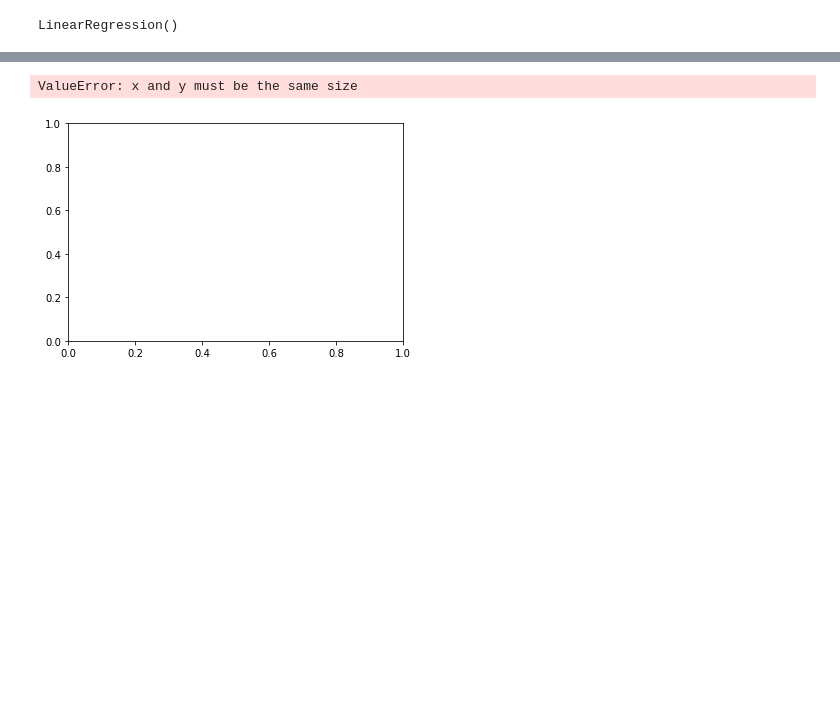
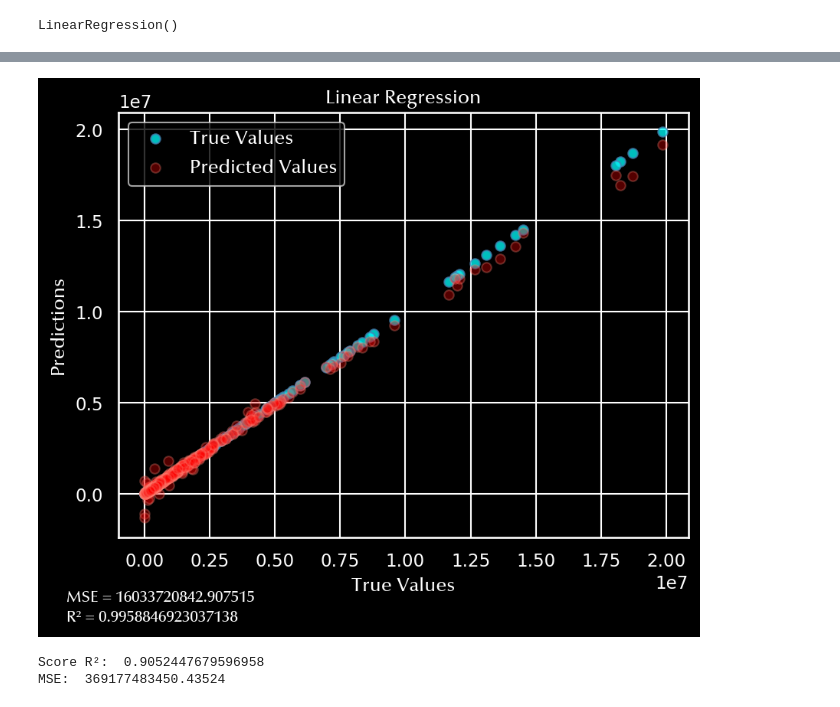
Before and after one commit to random-agile/Anticipate-Energy-Needs, a Jupyter notebook: Projet_3_Machine_Learning.ipynb, the cells around one changed output, grey strips where cells are left out. Cells and saved outputs as stored; diff of their text form; code cells hidden in the pictures; blank space fills up the shorter version.

Commit message:
Linear Tests Finished

```diff
--- a/Projet_3_Machine_Learning.ipynb
+++ b/Projet_3_Machine_Learning.ipynb
@@ -9,2 +16,18 @@ from sklearn import datasets
+# %%
+# récupération du chemin d'accès de la typo et récupération de celle-ci dans la variable prop
+fpath = os.path.join(mpl.get_data_path(), r'C:\Users\Oliver\Downloads\Optima Medium.ttf')
+prop = fm.FontProperties(fname=fpath)
+
+text_kwargs = dict(ha='center', va='center', fontsize=14, color='white')
+
+# importation du thème seaborn
+sns.set_theme(context='notebook', style='darkgrid', palette='dark', font_scale=2, color_codes=True, rc=None)
+sns.set(font=prop.get_name())
+# upgrade de la résolution des visualisations
+plt.rcParams['figure.dpi'] = 150
+plt.rcParams['savefig.dpi'] = 150
+
+# set dark background
+plt.style.use("dark_background")
 # %%
-df = pd.read_csv('C:/Users/omira/Desktop/Anticipate-Energy-Needs/buildings_cleaned.csv')
+df = pd.read_csv('C:/Users/Oliver/Desktop/Anticipate-Energy-Needs/buildings_cleaned.csv')
@@ -22,21 +59,21 @@ X['ENERGYSTARScore'] = np.log(X['ENERGYSTARScore'])
 X_train, X_test, y_train, y_test = train_test_split(X, y, test_size=0.33, random_state=42)
 # %%
 # Création de l'objet de régression linéaire
-regressor = LinearRegression()
+model = LinearRegression()
 
 # Entraînement du modèle sur l'ensemble d'entraînement
-regressor.fit(X_train, y_train)
+model.fit(X_train, y_train)
 # %% [output]
 LinearRegression()
 # %%
 # Prédiction sur l'ensemble de test
-y_pred = regressor.predict(X_test)
+y_pred = model.predict(X_test)
 
 # Calcul de la MSE et R²
-mse = mean_squared_error(y_test, y_pred)
-r2 = r2_score(y_test, y_pred)
+mse_linear = mean_squared_error(y_test, y_pred)
+r2_linear = r2_score(y_test, y_pred)
 
 # Affichage des résultats
-print('MSE:', mse)
-print('R²:', r2)
+print('MSE:', mse_linear)
+print('R²:', r2_linear)
 # %% [output]
@@ -45,15 +82,32 @@ R²: 0.9958846923040273
-# %%
-# Tracer un graphique de dispersion avec la ligne de régression
-plt.scatter(X_test, y_test, color='black')
-plt.plot(X_test, y_pred, color='blue', linewidth=3)
-
-# Ajouter des étiquettes d'axe et un titre
-plt.xlabel('BMI')
-plt.ylabel('Diabetes Progression')
-plt.title('Linear Regression')
-
-# Afficher le graphique
-plt.show()
-# %% [output]
-ValueError: x and y must be the same size
-[figure, removed]
+# %%
+plt.scatter(y_test, y_test, color='cyan', label='True Values', alpha=0.75, edgecolor='steelblue', linewidth=1)
+plt.scatter(y_test, y_pred, color='red', label='Predicted Values', alpha=0.33, edgecolor='salmon', linewidth=1)
+plt.xlabel('True Values', fontproperties=prop)
+plt.ylabel('Predictions', fontproperties=prop)
+plt.title('Linear Regression', fontproperties=prop)
+plt.legend(loc='best', prop=prop)
+plt.text(-3000000, -5900000, 'MSE = {}'.format(mse_linear), fontproperties=prop, size=10)
+plt.text(-3000000, -7000000, 'R² = {}'.format(r2_linear), fontproperties=prop, size=10)
+plt.show()
+# %% [output]
+[figure, added]
+# %%
+#Regression Tree
+
+# Initialisation du modèle de régression par arbre de décision
+regressor = DecisionTreeRegressor(random_state=42)
+
+# Entraînement du modèle sur le jeu d'entraînement
+regressor.fit(X_train, y_train)
+
+# Prédiction sur le jeu de test
+y_pred = regressor.predict(X_test)
+
+# Évaluation du modèle sur le jeu de test
+mse_tree = mean_squared_error(y_test, y_pred)
+r2_tree = r2_score(y_test, y_pred)
+print("Score R²: ", r2_tree)
+print("MSE: ", mse_tree)
+# %% [output]
+Score R²:  0.9052447679596958
+MSE:  369177483450.43524
```
Also changed, not shown: parts of 16 cells of this notebook, 2 other files.
